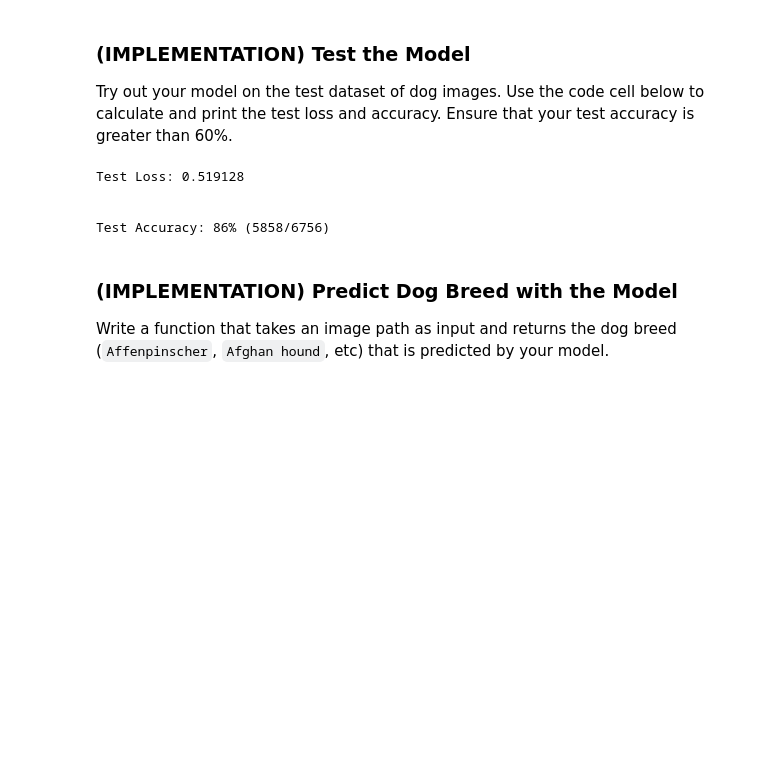
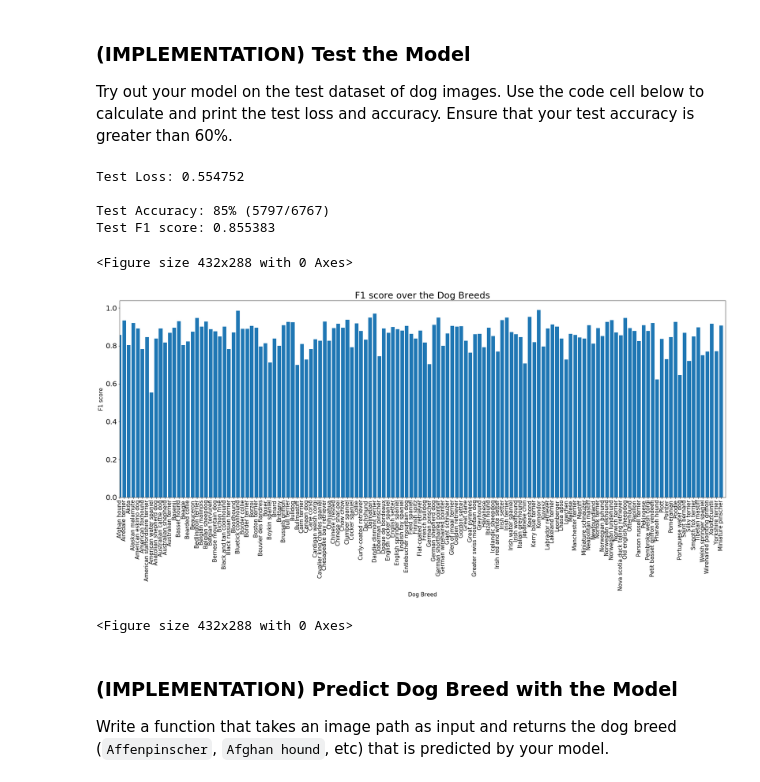
Before and after one commit to BayTown/UD-MLND-Dog-Breed-Classifier, a Jupyter notebook: dog_app.ipynb, the cells around one changed output. Saved outputs shown, nothing was run; the diff lists cells and outputs as text; code cells hidden in the pictures; blank space fills up the shorter version.

Commit message:
F1 score for testing the model added

```diff
--- a/dog_app.ipynb
+++ b/dog_app.ipynb
@@ -963,10 +1020,37 @@ Try out your model on the test dataset of dog images. Use the code cell below to
 # %%
-test(loaders_transfer, model_transfer, criterion_transfer, use_cuda)
+report = test_f1score(loaders_transfer, model_transfer, criterion_transfer, use_cuda)
 # %% [output]
-Test Loss: 0.519128
+Test Loss: 0.554752
 
-
-Test Accuracy: 86% (5858/6756)
+Test Accuracy: 85% (5797/6767)
+Test F1 score: 0.855383
+# %%
+# Here i will print the f1 scores over the classes
+
+class_names = [item[4:].replace("_", " ") for item in loaders_transfer['test'].dataset.classes]
+f1_score_list = []
+
+for i in range(len(report)-3):
+    f1_score_list.append(report[str(i)]['f1-score'])
+
+plt.figure(3)
+fig, ax = plt.subplots(figsize=(30, 10))
+plt.bar(class_names, f1_score_list)
+plt.xlabel('Dog Breed')
+plt.ylabel('F1 score')
+plt.title('F1 score over the Dog Breeds')
+plt.rc('xtick', labelsize=15)
+plt.rc('ytick', labelsize=20)
+plt.rc('axes', labelsize=15)
+plt.rc('axes', titlesize=25)
+plt.xlim(1,134)
+plt.xticks(rotation=90)
+plt.show()
+plt.savefig('plots/f1-score-over-dog-breeds.png', dpi=200)
+# %% [output]
+<Figure size 432x288 with 0 Axes>
+[figure, added]
+<Figure size 432x288 with 0 Axes>
 # %% [markdown]
 ### (IMPLEMENTATION) Predict Dog Breed with the Model
 
```
Also changed, not shown: parts of 4 cells of this notebook, 1 other file.
